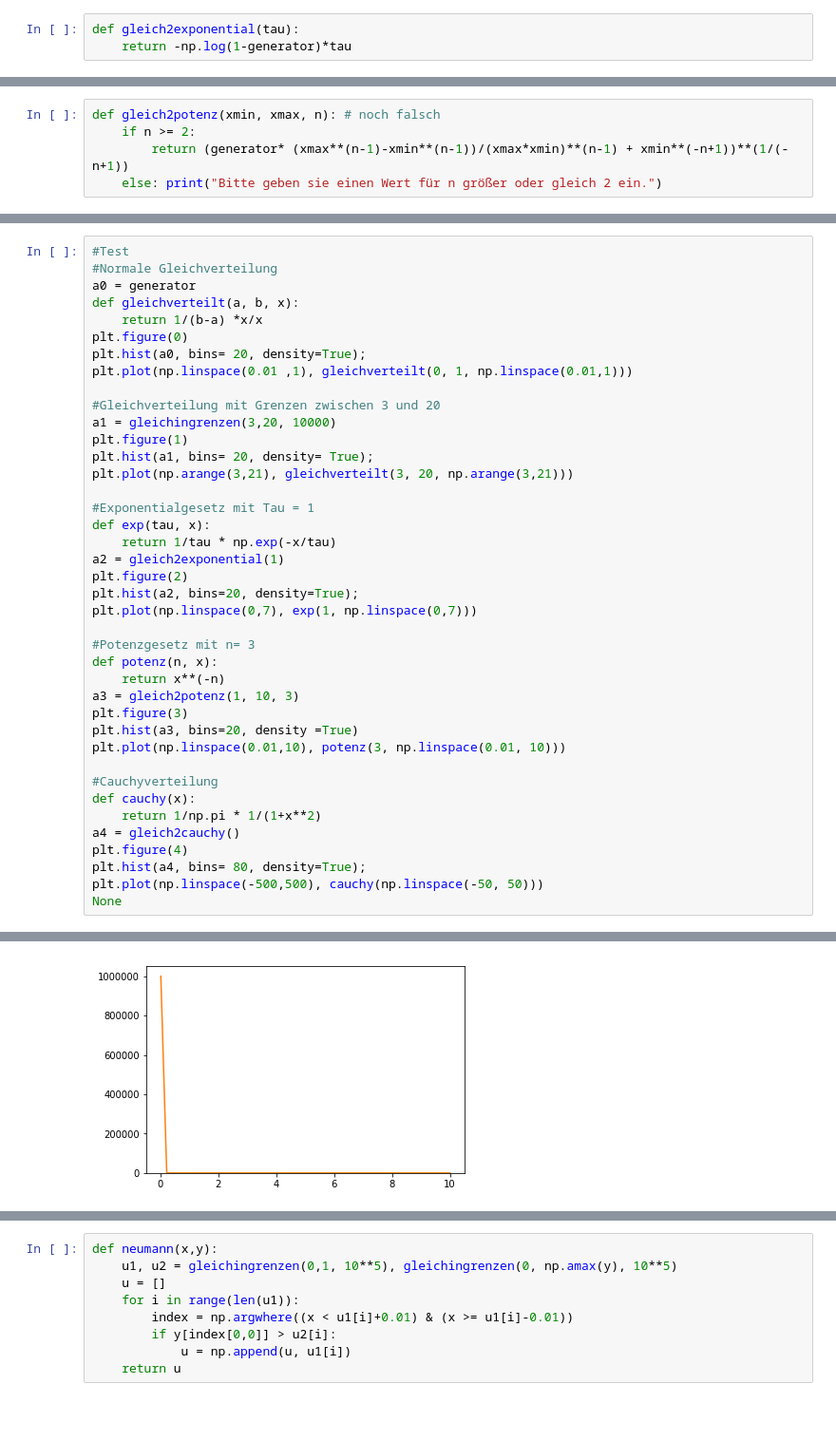
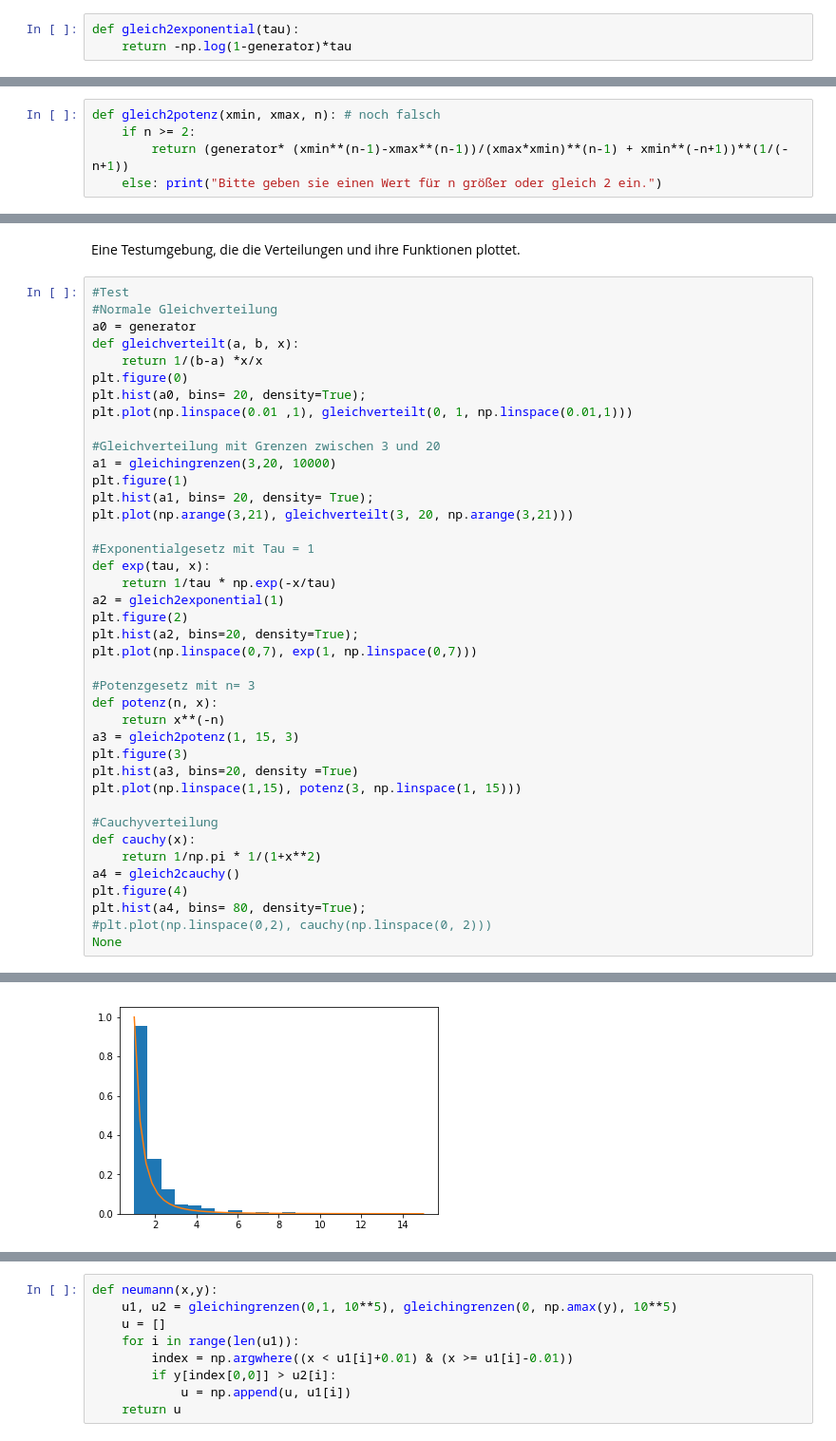
Before and after one commit to jpwgnr/SMD_Abgaben, a Jupyter notebook: Blatt3_Schubert_Herdieckerhoff_Overhoff/Blatt3.ipynb, the cells around one changed output, grey strips where cells are left out. Shown at 95% size. Cells and saved outputs as stored; diff of their text form; blank space fills up the shorter version.

```diff
--- a/Blatt3_Schubert_Herdieckerhoff_Overhoff/Blatt3.ipynb
+++ b/Blatt3_Schubert_Herdieckerhoff_Overhoff/Blatt3.ipynb
@@ -20,5 +28,5 @@ def gleich2exponential(tau):
 # %%
 def gleich2potenz(xmin, xmax, n): # noch falsch
     if n >= 2:
-        return (generator* (xmax**(n-1)-xmin**(n-1))/(xmax*xmin)**(n-1) + xmin**(-n+1))**(1/(-n+1))
+        return (generator* (xmin**(n-1)-xmax**(n-1))/(xmax*xmin)**(n-1) + xmin**(-n+1))**(1/(-n+1))
     else: print("Bitte geben sie einen Wert für n größer oder gleich 2 ein.")
@@ -28,3 +40,5 @@ def gleich2cauchy():
+# %% [markdown]
+Eine Testumgebung, die die Verteilungen und ihre Funktionen plottet.
 # %%
 #Test
 #Normale Gleichverteilung
@@ -39,34 +53,34 @@ plt.plot(np.linspace(0.01 ,1), gleichverteilt(0, 1, np.linspace(0.01,1)))
 a1 = gleichingrenzen(3,20, 10000)
 plt.figure(1)
 plt.hist(a1, bins= 20, density= True);
 plt.plot(np.arange(3,21), gleichverteilt(3, 20, np.arange(3,21)))
 
 #Exponentialgesetz mit Tau = 1
 def exp(tau, x):
     return 1/tau * np.exp(-x/tau)
 a2 = gleich2exponential(1)
 plt.figure(2)
 plt.hist(a2, bins=20, density=True);
 plt.plot(np.linspace(0,7), exp(1, np.linspace(0,7)))
 
 #Potenzgesetz mit n= 3
 def potenz(n, x):
     return x**(-n)
-a3 = gleich2potenz(1, 10, 3)
+a3 = gleich2potenz(1, 15, 3)
 plt.figure(3)
 plt.hist(a3, bins=20, density =True)
-plt.plot(np.linspace(0.01,10), potenz(3, np.linspace(0.01, 10)))
+plt.plot(np.linspace(1,15), potenz(3, np.linspace(1, 15)))
 
 #Cauchyverteilung
 def cauchy(x):
     return 1/np.pi * 1/(1+x**2)
 a4 = gleich2cauchy()
 plt.figure(4)
 plt.hist(a4, bins= 80, density=True);
-plt.plot(np.linspace(-500,500), cauchy(np.linspace(-50, 50)))
+#plt.plot(np.linspace(0,2), cauchy(np.linspace(0, 2)))
 None
 # %% [output]
 [figure]
 [figure]
 [figure]
-[figure, old version]
+[figure, new version]
```
Also changed, not shown: parts of 19 cells of this notebook.
